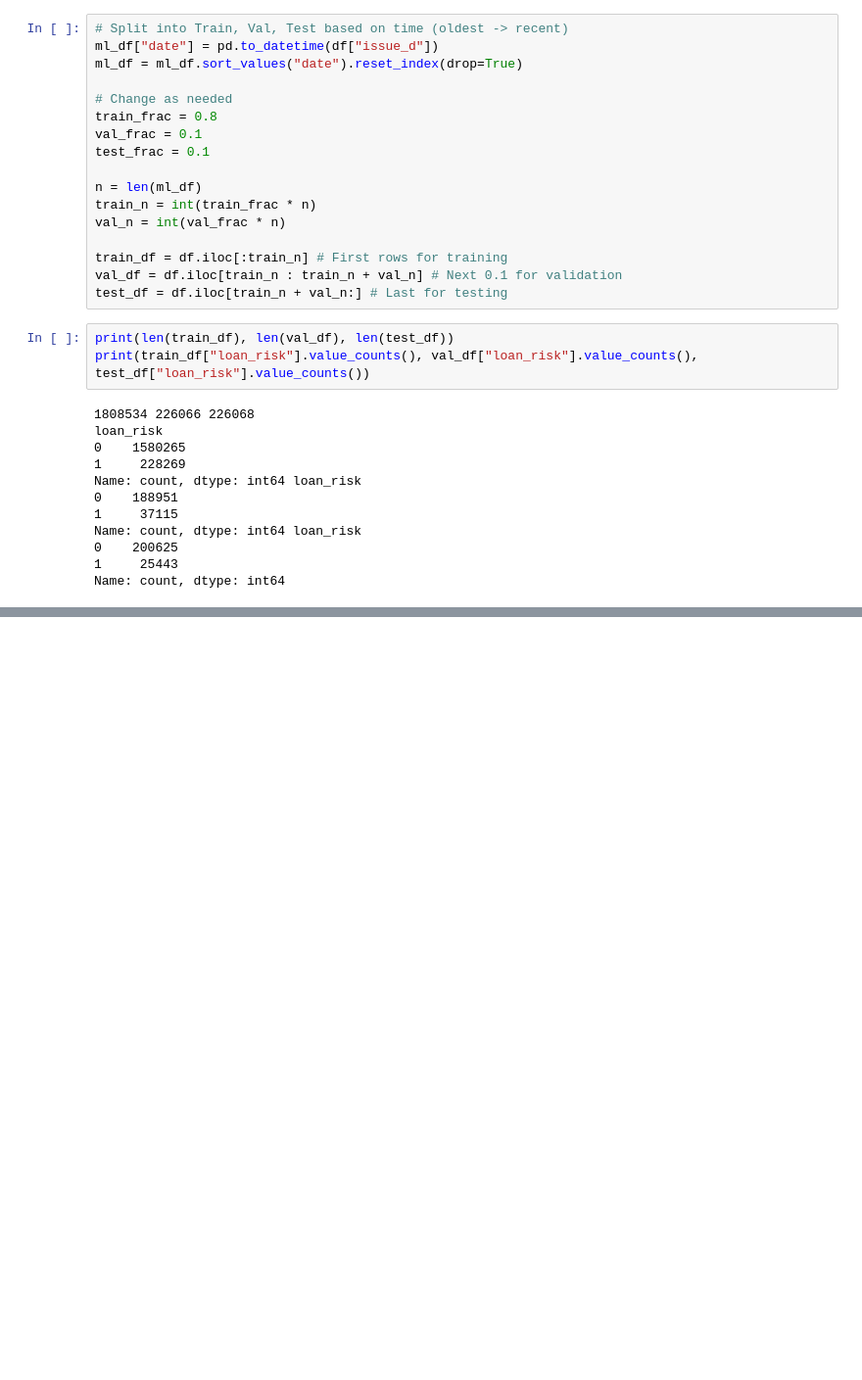
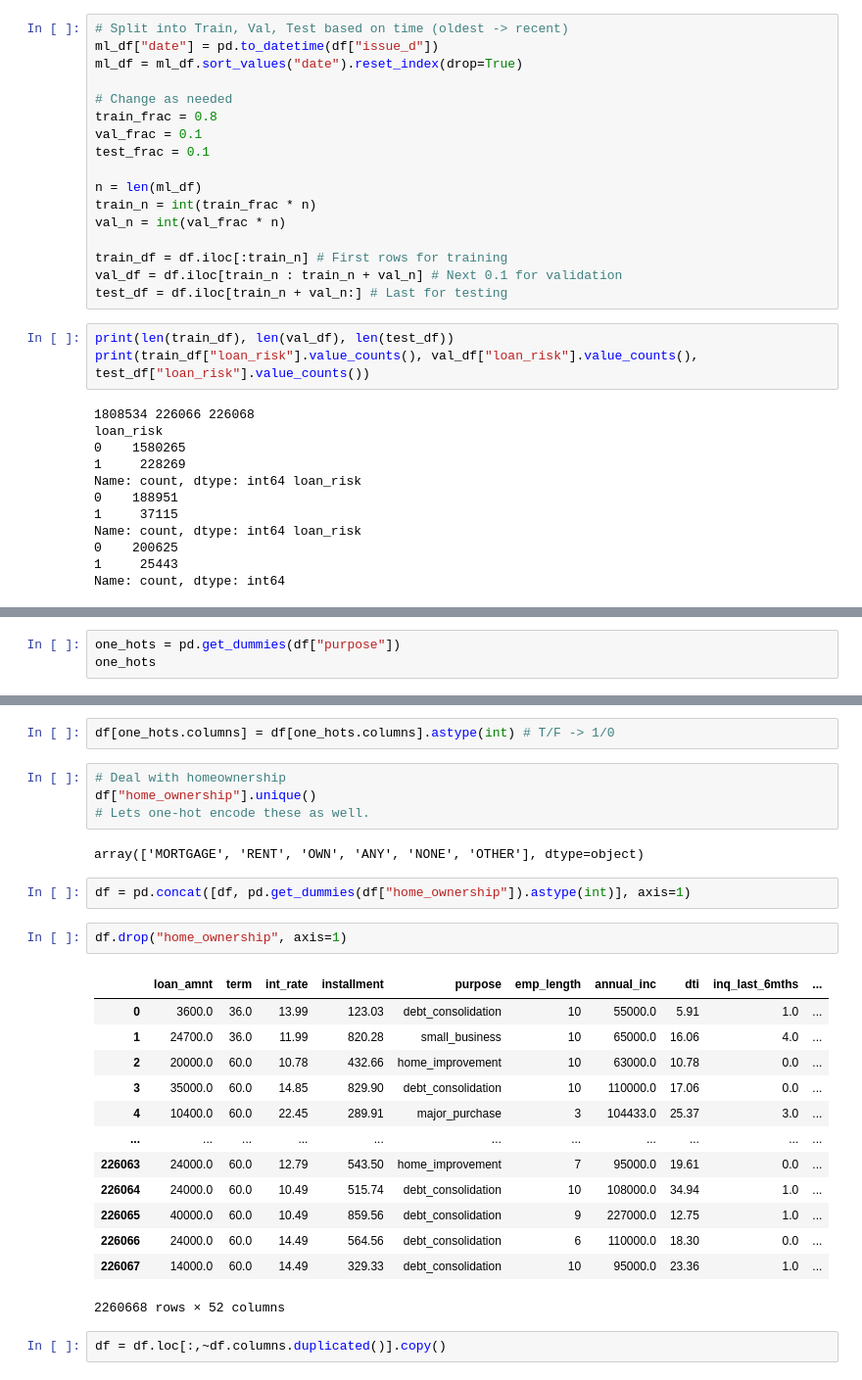
Before and after one commit to jaydenspurgiasz/loan-risk, a Jupyter notebook: preprocess.ipynb, the cells around one changed output, grey strips where cells are left out. Shown at 98% size. Cells and saved outputs as stored; diff of their text form; blank space fills up the shorter version.

```diff
--- a/preprocess.ipynb
+++ b/preprocess.ipynb
@@ -97,0 +135,3 @@ test_df.to_csv("./data/test.csv")
+# %%
+one_hots = pd.get_dummies(df["purpose"])
+one_hots
@@ -97,0 +170,28 @@ test_df.to_csv("./data/test.csv")
+# %%
+df[one_hots.columns] = df[one_hots.columns].astype(int) # T/F -> 1/0
+# %%
+# Deal with homeownership
+df["home_ownership"].unique()
+# Lets one-hot encode these as well.
+# %% [output]
+array(['MORTGAGE', 'RENT', 'OWN', 'ANY', 'NONE', 'OTHER'], dtype=object)
+# %%
+df = pd.concat([df, pd.get_dummies(df["home_ownership"]).astype(int)], axis=1)
+# %%
+df.drop("home_ownership", axis=1)
+# %% [output]
+|  | loan_amnt | term | int_rate | installment | purpose | emp_length | annual_inc | dti | inq_last_6mths | ... |
+| 0 | 3600.0 | 36.0 | 13.99 | 123.03 | debt_consolidation | 10 | 55000.0 | 5.91 | 1.0 | ... |
+| 1 | 24700.0 | 36.0 | 11.99 | 820.28 | small_business | 10 | 65000.0 | 16.06 | 4.0 | ... |
+| 2 | 20000.0 | 60.0 | 10.78 | 432.66 | home_improvement | 10 | 63000.0 | 10.78 | 0.0 | ... |
+| 3 | 35000.0 | 60.0 | 14.85 | 829.90 | debt_consolidation | 10 | 110000.0 | 17.06 | 0.0 | ... |
+| 4 | 10400.0 | 60.0 | 22.45 | 289.91 | major_purchase | 3 | 104433.0 | 25.37 | 3.0 | ... |
+| ... | ... | ... | ... | ... | ... | ... | ... | ... | ... | ... |
+| 226063 | 24000.0 | 60.0 | 12.79 | 543.50 | home_improvement | 7 | 95000.0 | 19.61 | 0.0 | ... |
+| 226064 | 24000.0 | 60.0 | 10.49 | 515.74 | debt_consolidation | 10 | 108000.0 | 34.94 | 1.0 | ... |
+| 226065 | 40000.0 | 60.0 | 10.49 | 859.56 | debt_consolidation | 9 | 227000.0 | 12.75 | 1.0 | ... |
+| 226066 | 24000.0 | 60.0 | 14.49 | 564.56 | debt_consolidation | 6 | 110000.0 | 18.30 | 0.0 | ... |
+| 226067 | 14000.0 | 60.0 | 14.49 | 329.33 | debt_consolidation | 10 | 95000.0 | 23.36 | 1.0 | ... |
+2260668 rows × 52 columns
+# %%
+df = df.loc[:,~df.columns.duplicated()].copy()
```
Also changed, not shown: parts of 16 cells of this notebook, 2 other files.
